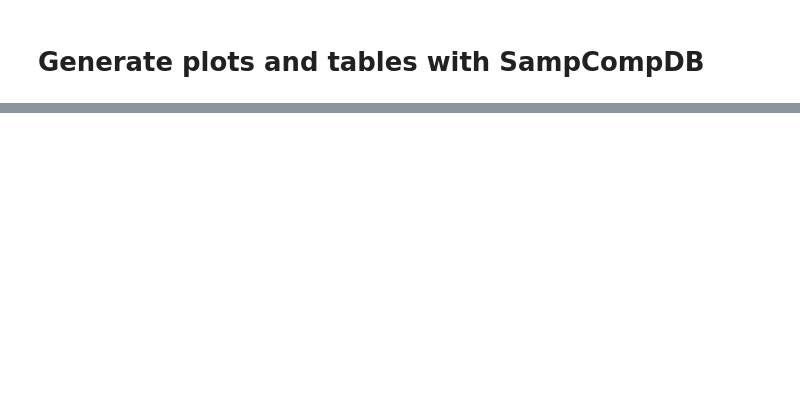
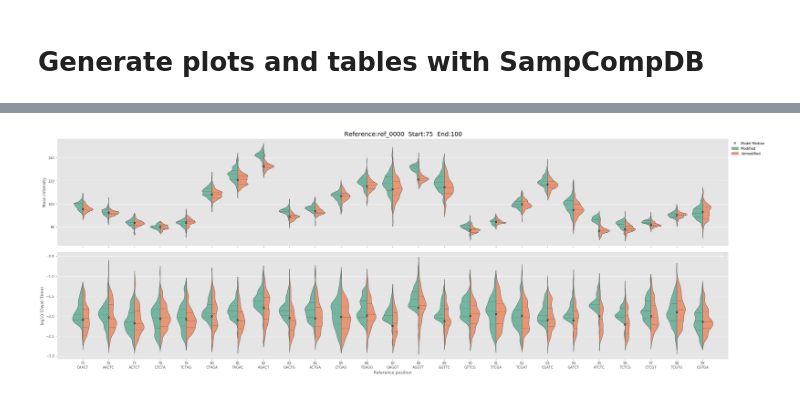
Before and after one commit to tleonardi/nanocompore, a Jupyter notebook: docs/demo/SampCompDB_usage.ipynb, the cells around one changed output, grey strips where cells are left out. Saved outputs shown, nothing was run; the diff lists cells and outputs as text; code cells hidden in the pictures; blank space fills up the shorter version.

```diff
--- a/docs/demo/SampCompDB_usage.ipynb
+++ b/docs/demo/SampCompDB_usage.ipynb
@@ -104,0 +329,7 @@ And the original data of the positions of interest can be investigated further w
+# %%
+# Reload DB
+db = SampCompDB (db_prefix = "results/simulated_", fasta_fn = "references/simulated/ref.fa", log_level="warning")
+# Plot
+fig, ax = db.plot_signal ("ref_0000", start=75, end=100)
+# %% [output]
+[figure, added]
```
Also changed, not shown: parts of 57 cells of this notebook, 3 other files.
